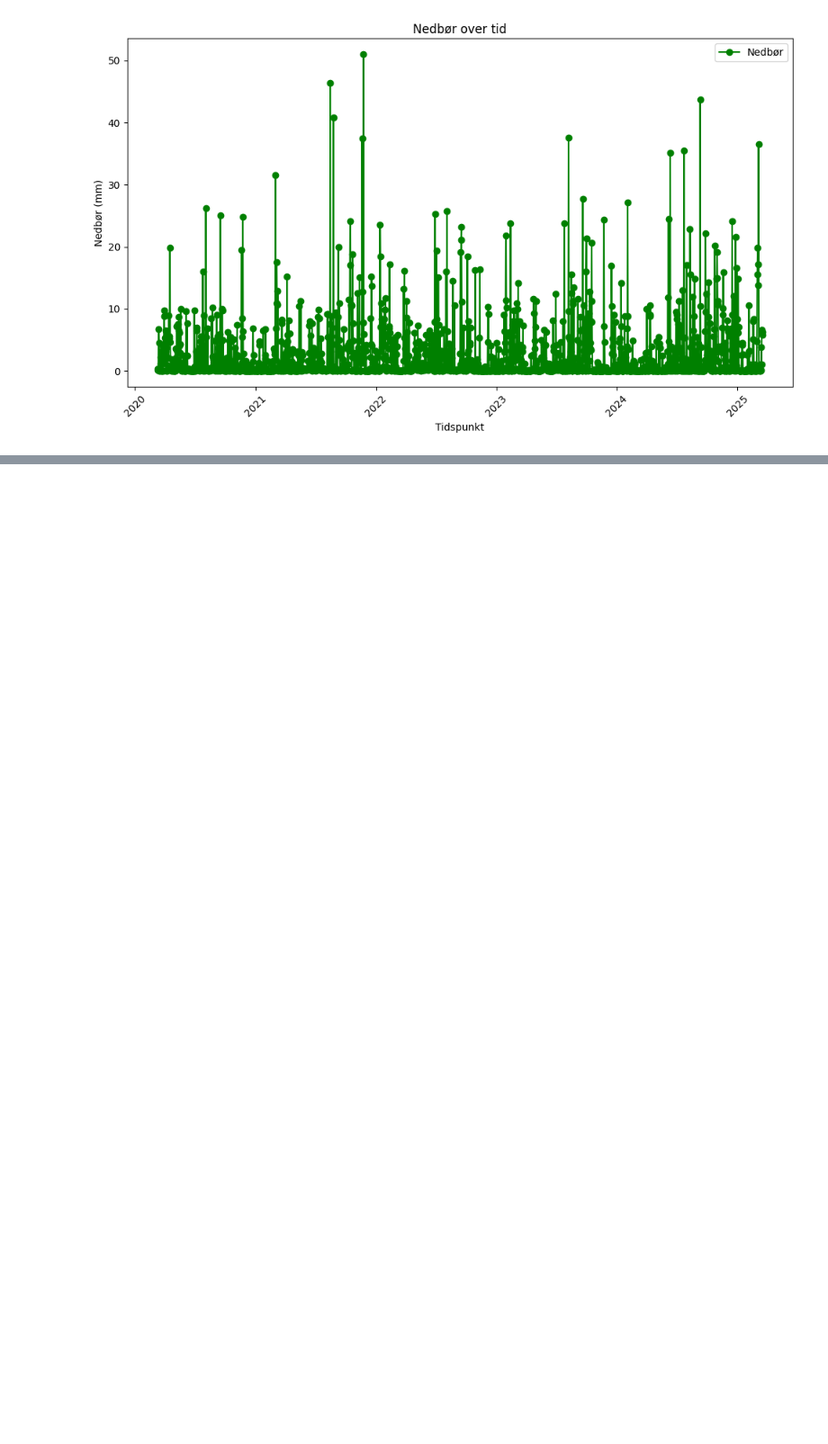
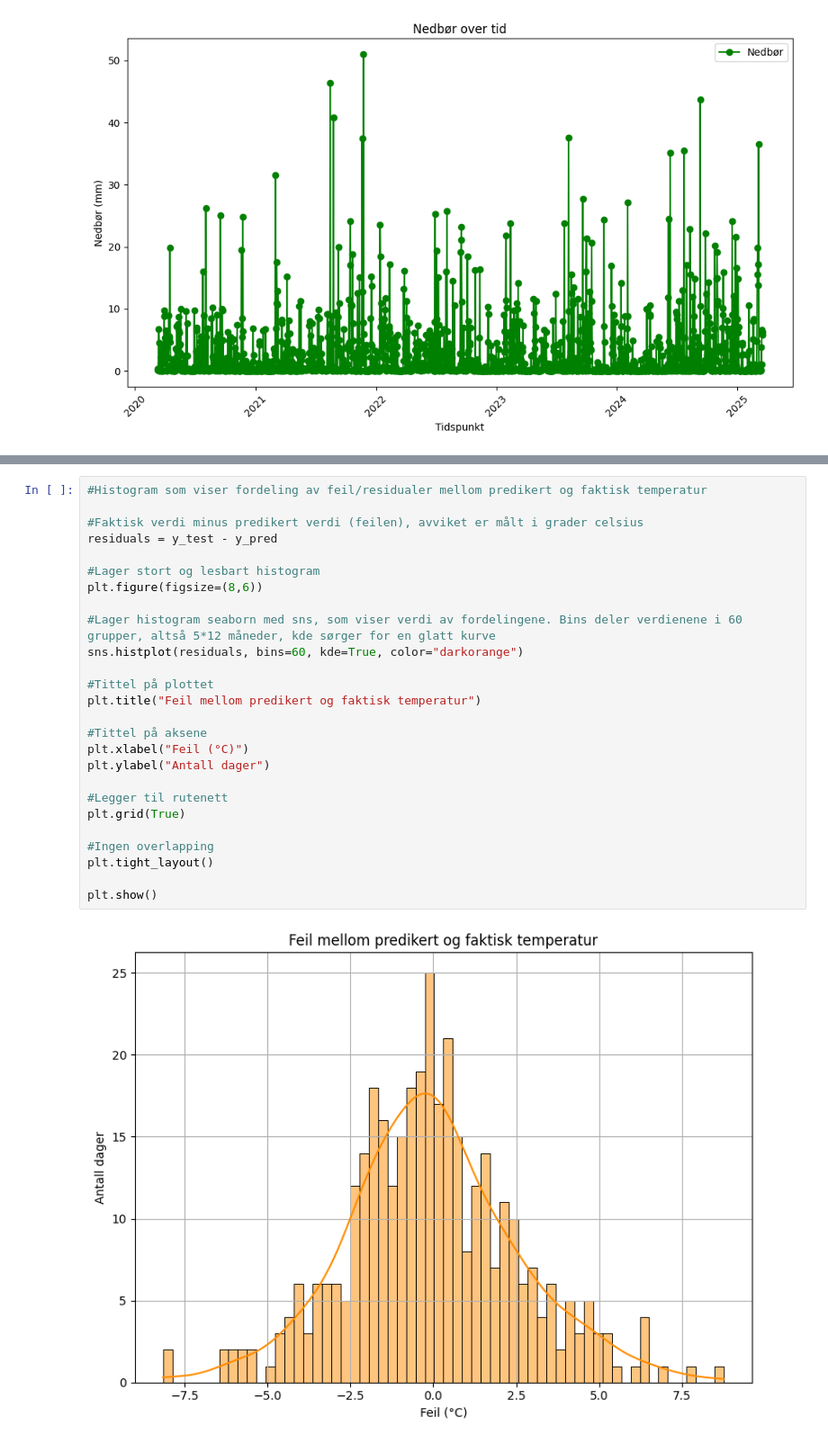
Before and after one commit to friha03/Milj-dataanalyseapplikasjon, a Jupyter notebook: API_Frost/hentedata.ipynb, the cells around one changed output, grey strips where cells are left out. Shown at 90% size. Drawn from its saved outputs; the diff is of its cells as text; blank space fills up the shorter version.

```diff
--- a/API_Frost/hentedata.ipynb
+++ b/API_Frost/hentedata.ipynb
@@ -528,0 +640,28 @@ plt.show()
+# %%
+#Histogram som viser fordeling av feil/residualer mellom predikert og faktisk temperatur
+
+#Faktisk verdi minus predikert verdi (feilen), avviket er målt i grader celsius
+residuals = y_test - y_pred
+
+#Lager stort og lesbart histogram
+plt.figure(figsize=(8,6))
+
+#Lager histogram seaborn med sns, som viser verdi av fordelingene. Bins deler verdienene i 60 grupper, altså 5*12 måneder, kde sørger for en glatt kurve
+sns.histplot(residuals, bins=60, kde=True, color="darkorange")
+
+#Tittel på plottet
+plt.title("Feil mellom predikert og faktisk temperatur")
+
+#Tittel på aksene
+plt.xlabel("Feil (°C)")
+plt.ylabel("Antall dager")
+
+#Legger til rutenett
+plt.grid(True)
+
+#Ingen overlapping
+plt.tight_layout()
+
+plt.show()
+# %% [output]
+[figure, added]
```
Also changed, not shown: parts of 7 cells of this notebook.
